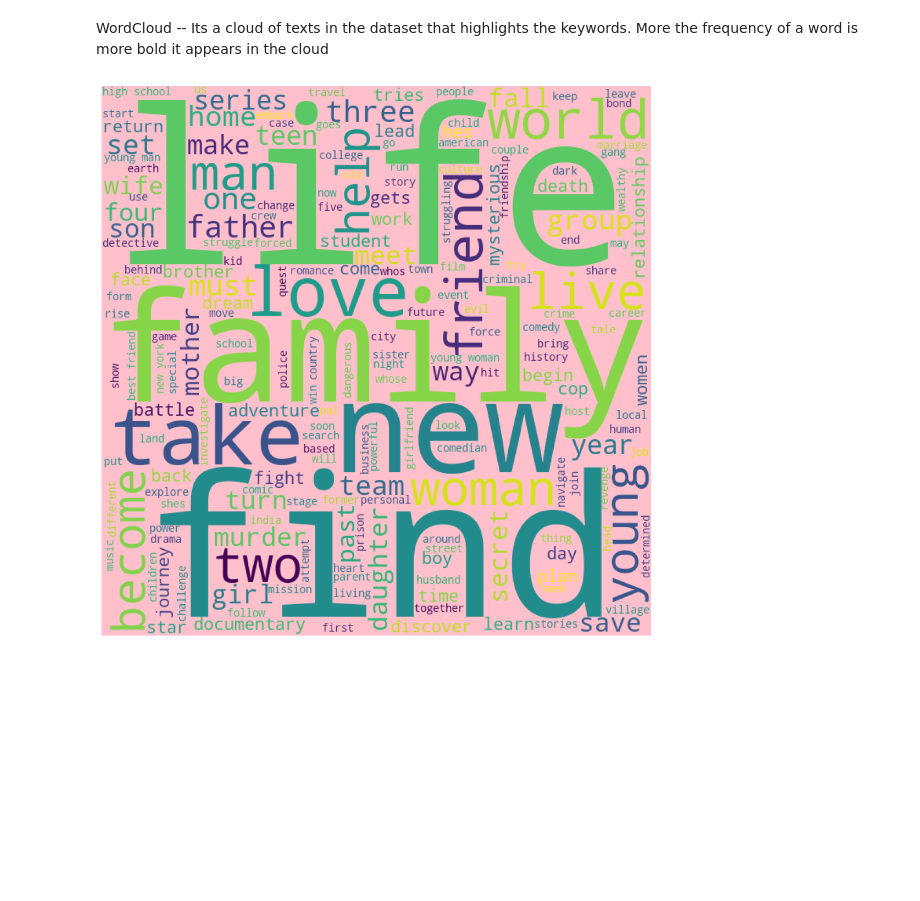
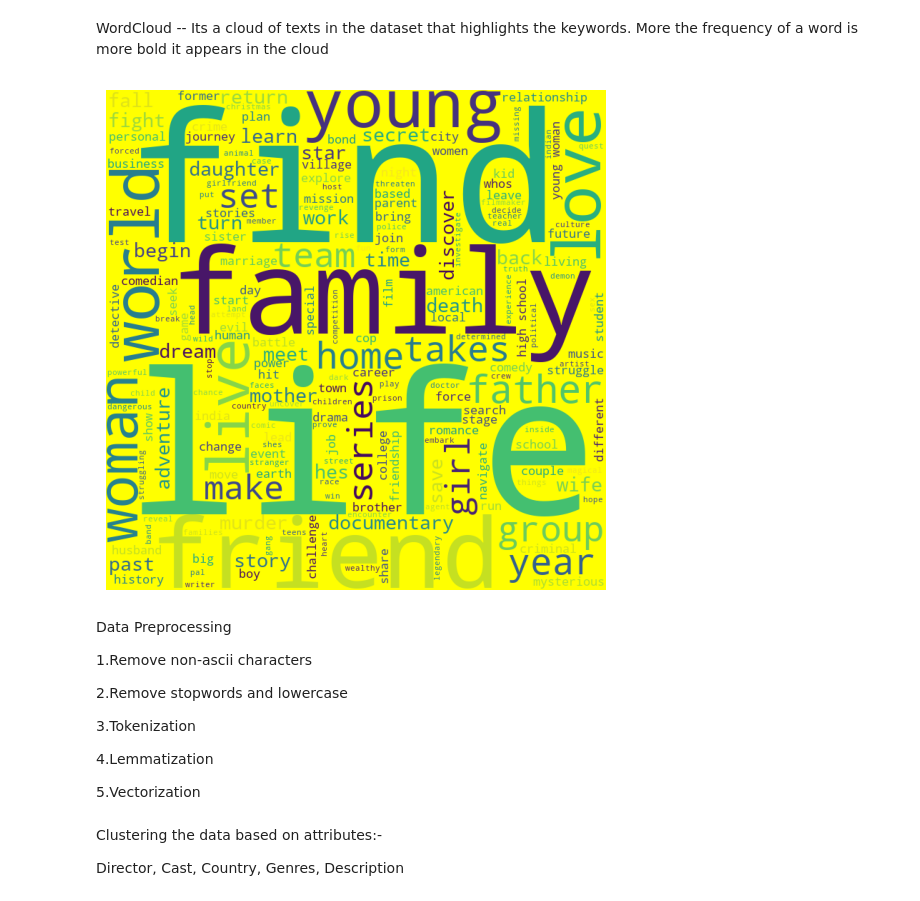
Before and after one commit to Ish-i-ka/Netflix-Show-Recommender, a Jupyter notebook: recommender.ipynb, the cells around one changed output. Drawn from its saved outputs; the diff is of its cells as text; code cells hidden in the pictures; blank space fills up the shorter version.

```diff
--- a/recommender.ipynb
+++ b/recommender.ipynb
@@ -505,12 +501,28 @@ for val in data.description.values:
     comments += ' '.join(tokens)+" "  #joining the tokens to form a string
 
 
-wordcloud = WordCloud(width=700, height = 700, background_color='pink',stopwords=set(STOPWORDS), min_font_size=10).generate(comments)
+wordcloud = WordCloud(width=700, height = 700, background_color='yellow',stopwords=stopwords.words(), min_font_size=10).generate(comments)
 # %%
 #visualizing the word cloud
-plt.figure(figsize=(10,10))
+plt.figure(figsize=(10,5))
 plt.imshow(wordcloud)
 plt.axis('off')
 plt.tight_layout(pad=0)
 # %% [output]
-[figure, old version]
+[figure, new version]
+# %% [markdown]
+Data Preprocessing
+
+1.Remove non-ascii characters
+
+2.Remove stopwords and lowercase
+
+3.Tokenization
+
+4.Lemmatization
+
+5.Vectorization
+# %% [markdown]
+Clustering the data based on attributes:-
+
+Director, Cast, Country, Genres, Description
```
Also changed, not shown: parts of 37 cells of this notebook, 1 other file.
